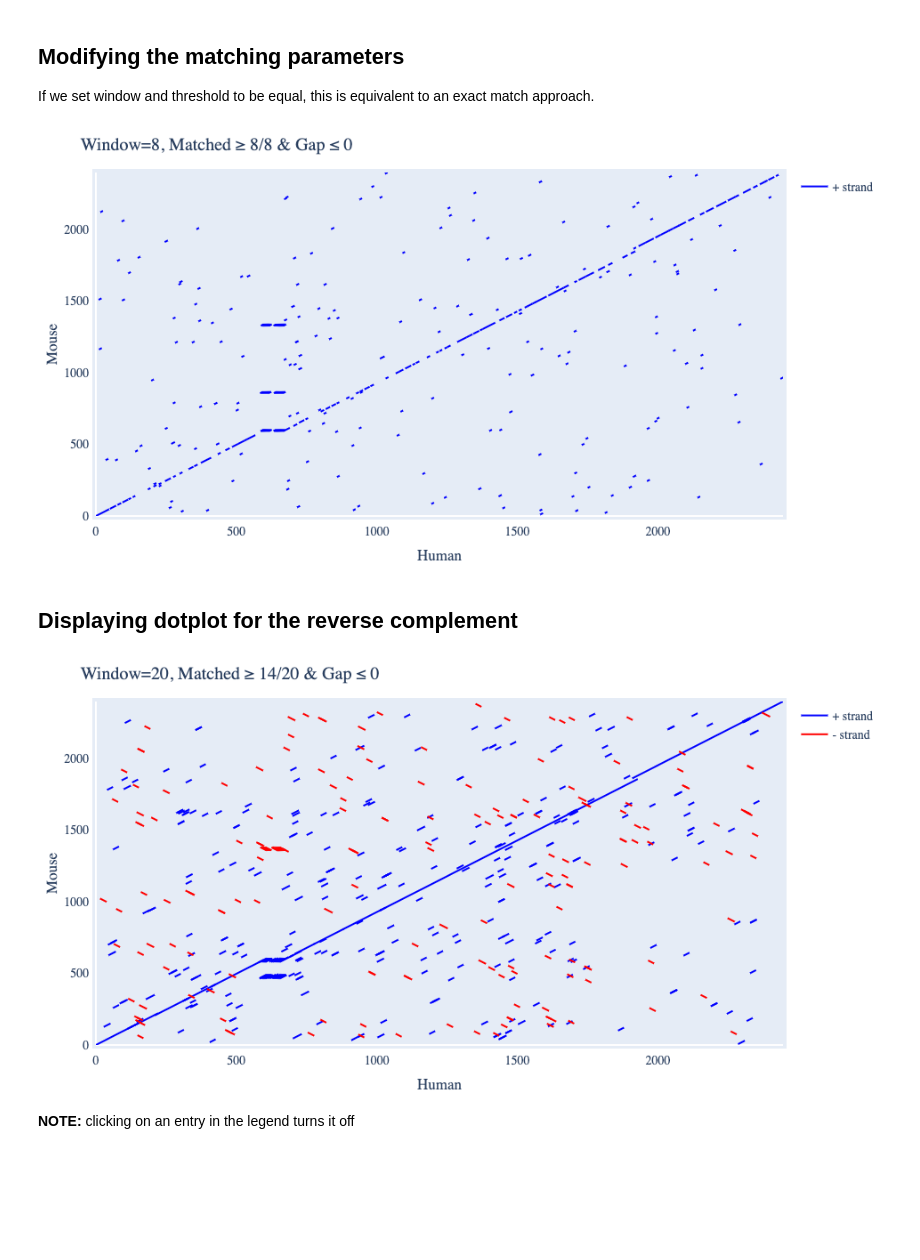
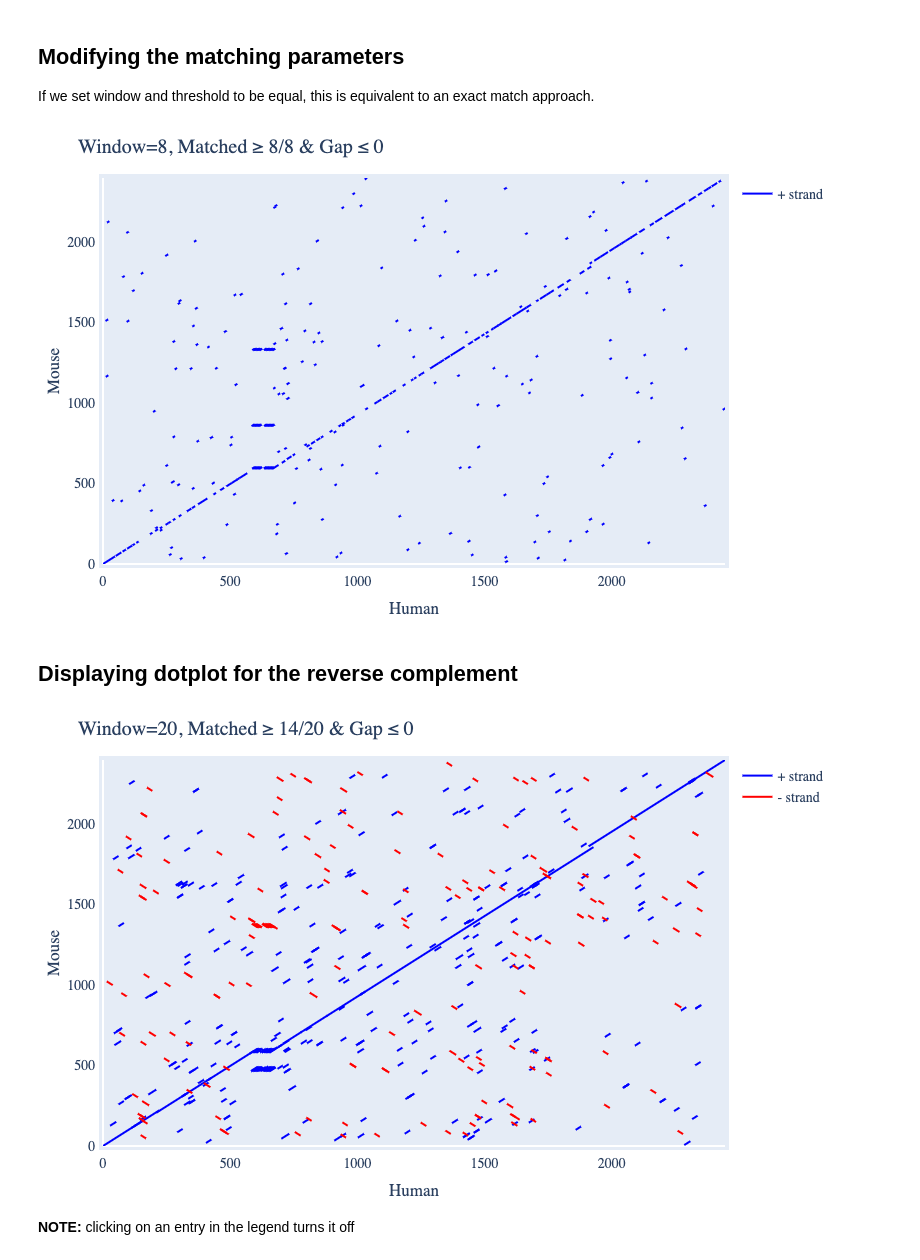
Before and after one commit to Qinzi27/BIOL3157, a Jupyter notebook: doc/draw/dotplot.ipynb, the cells around one changed output. Drawn from its saved outputs; the diff is of its cells as text; code cells hidden in the pictures; blank space fills up the shorter version.

```diff
--- a/doc/draw/dotplot.ipynb
+++ b/doc/draw/dotplot.ipynb
@@ -23,16 +20,16 @@ If sequence names are not provided, two randomly chosen sequences are selected (
 If we set window and threshold to be equal, this is equivalent to an exact match approach.
 # %%
 draw = seqs.dotplot(name1="Human", name2="Mouse", window=8, threshold=8)
-draw.iplot()
+draw.show()
 # %% [output]
-[figure, old version]
+[figure, new version]
 # %% [markdown]
 ## Displaying dotplot for the reverse complement
 # %%
 draw = seqs.dotplot(name1="Human", name2="Mouse", rc=True)
-draw.iplot()
+draw.show()
 # %% [output]
-[figure, old version]
+[figure, new version]
 # %% [markdown]
 **NOTE:** clicking on an entry in the legend turns it off
 # %% [markdown]
```
Also changed, not shown: parts of 2 cells of this notebook, 2 other files.
